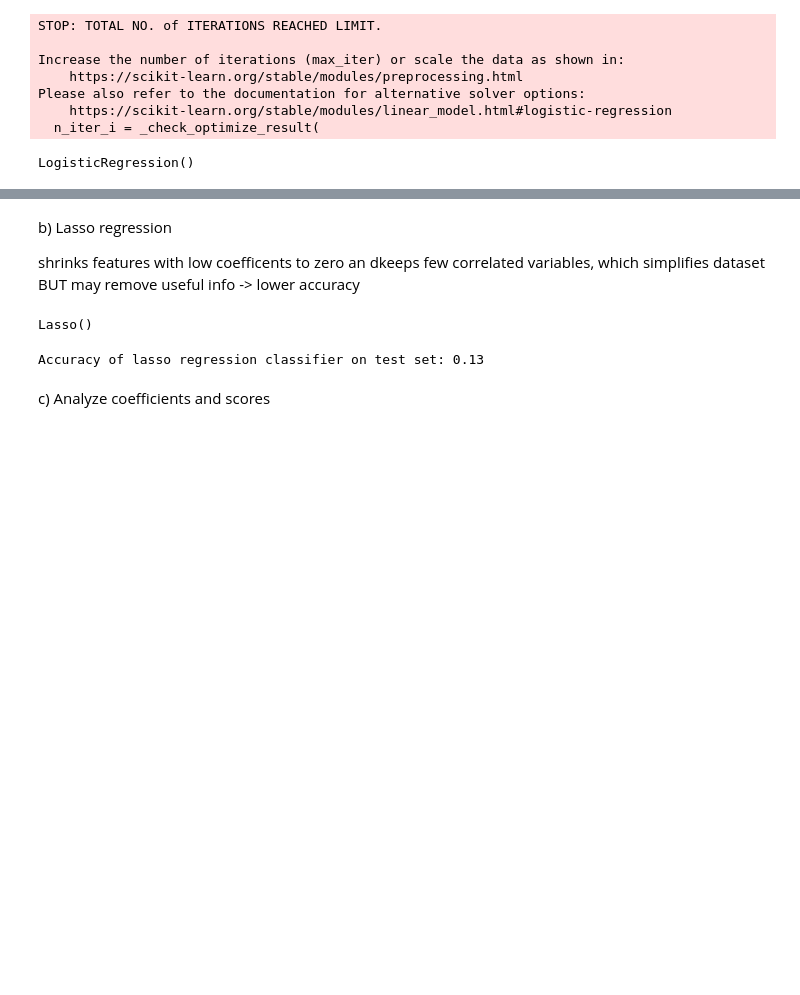
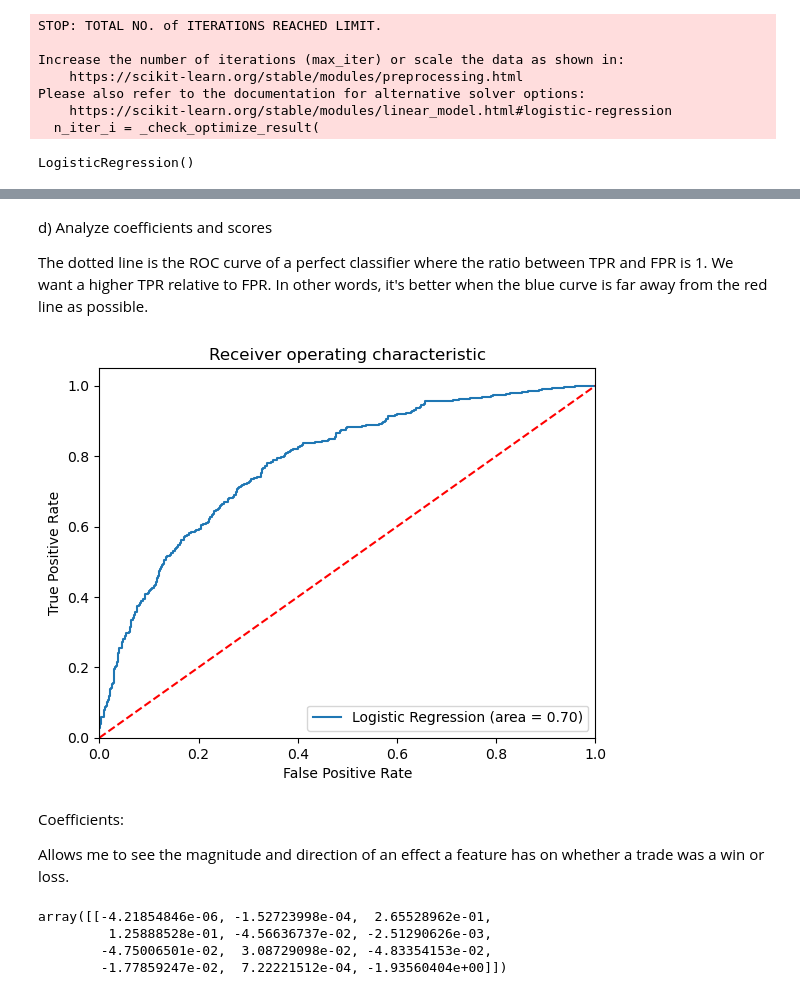
Before and after one commit to MeganTran6023/TradeF-Flow-Analysis, a Jupyter notebook: TradeFlow_Analysis.ipynb, the cells around one changed output, grey strips where cells are left out. Cells and saved outputs as stored; diff of their text form; code cells hidden in the pictures; blank space fills up the shorter version.

```diff
--- a/TradeFlow_Analysis.ipynb
+++ b/TradeFlow_Analysis.ipynb
@@ -236,13 +416,11 @@ df.iloc[:,-1:]
 # %%
-#set variables (not official but just a test run)
-
-X = df.iloc[:,4:-1]
-y = df.iloc[:,-1:]
+X = df.iloc[:,:-1]
+y = df["ITM"]
 # %%
 from sklearn.model_selection import train_test_split
 from sklearn.linear_model import LogisticRegression
 from sklearn import metrics
-X_train, X_test, y_train, y_test = train_test_split(X, y, test_size=0.2, random_state=0)
+X_train, X_test, y_train, y_test = train_test_split(X, y, test_size=0.2, random_state=0, shuffle=True)
 logreg = LogisticRegression()
 logreg.fit(X_train, y_train)
 # %% [output]
@@ -274,20 +452,33 @@ weighted avg       0.73      0.74      0.72      1566
-# %% [markdown]
-b) Lasso regression
-
-shrinks features with low coefficents to zero an dkeeps few correlated variables, which simplifies dataset BUT may remove useful info -> lower accuracy
-# %%
-from sklearn.model_selection import train_test_split
-from sklearn.linear_model import Lasso
-from sklearn import metrics
-X_train, X_test, y_train, y_test = train_test_split(X, y, test_size=0.2, random_state=0)
-lassoreg = Lasso()
-lassoreg.fit(X_train, y_train)
-# %% [output]
-Lasso()
-# %%
-y_pred = lassoreg.predict(X_test)
-print('Accuracy of lasso regression classifier on test set: {:.2f}'.format(lassoreg.score(X_test, y_test)))
-# %% [output]
-Accuracy of lasso regression classifier on test set: 0.13
 # %% [markdown]
-c) Analyze coefficients and scores
+d) Analyze coefficients and scores </br>
+
+The dotted line is the ROC curve of a perfect classifier where the ratio between TPR and FPR is 1. We want a higher TPR relative to FPR. In other words, it's better when the blue curve is far away from the red line as possible.
+# %%
+from sklearn.metrics import roc_auc_score
+from sklearn.metrics import roc_curve
+logit_roc_auc = roc_auc_score(y_test, logreg.predict(X_test))
+fpr, tpr, thresholds = roc_curve(y_test, logreg.predict_proba(X_test)[:,1])
+plt.figure()
+plt.plot(fpr, tpr, label='Logistic Regression (area = %0.2f)' % logit_roc_auc)
+plt.plot([0, 1], [0, 1],'r--')
+plt.xlim([0.0, 1.0])
+plt.ylim([0.0, 1.05])
+plt.xlabel('False Positive Rate')
+plt.ylabel('True Positive Rate')
+plt.title('Receiver operating characteristic')
+plt.legend(loc="lower right")
+plt.savefig('Log_ROC')
+plt.show()
+# %% [output]
+[figure, added]
+# %% [markdown]
+Coefficients:</br>
+
+Allows me to see the magnitude and direction of an effect a feature has on whether a trade was a win or loss.
+# %%
+logreg.coef_
+# %% [output]
+array([[-4.21854846e-06, -1.52723998e-04,  2.65528962e-01,
+         1.25888528e-01, -4.56636737e-02, -2.51290626e-03,
+        -4.75006501e-02,  3.08729098e-02, -4.83354153e-02,
+        -1.77859247e-02,  7.22221512e-04, -1.93560404e+00]])
```
Also changed, not shown: parts of 33 cells of this notebook.
